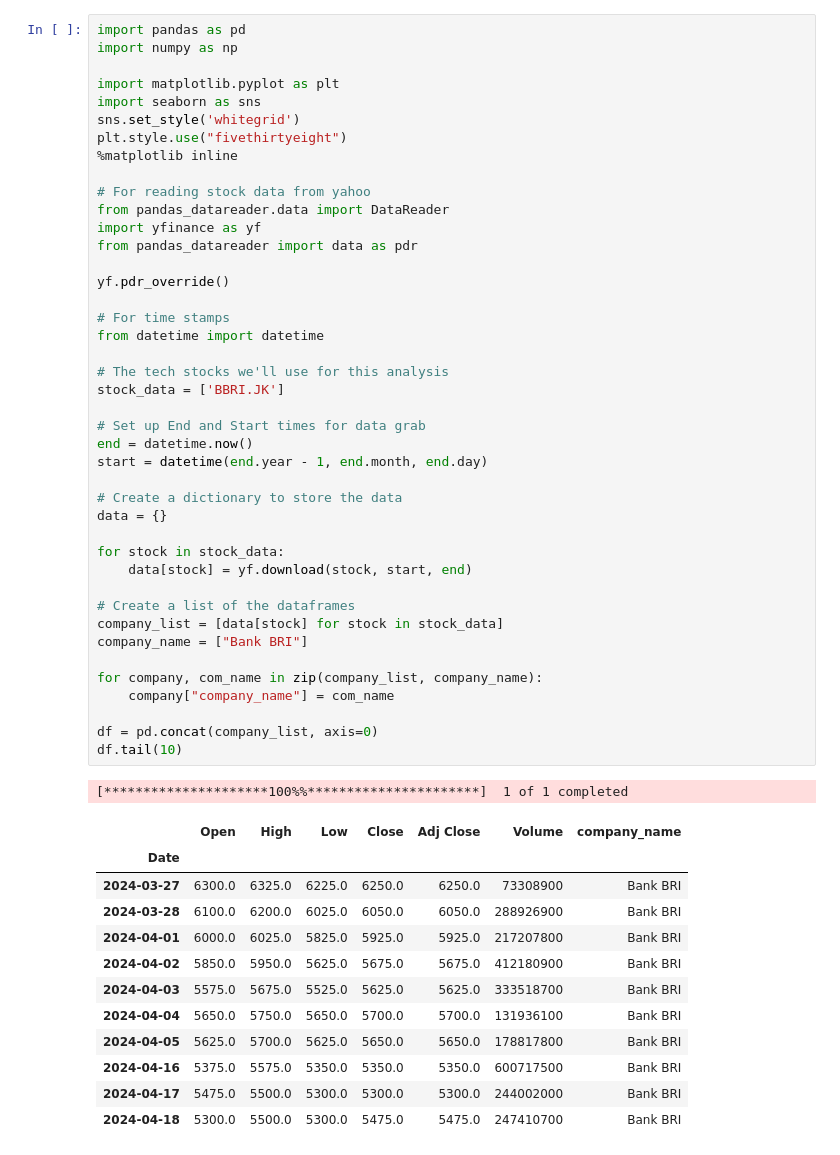
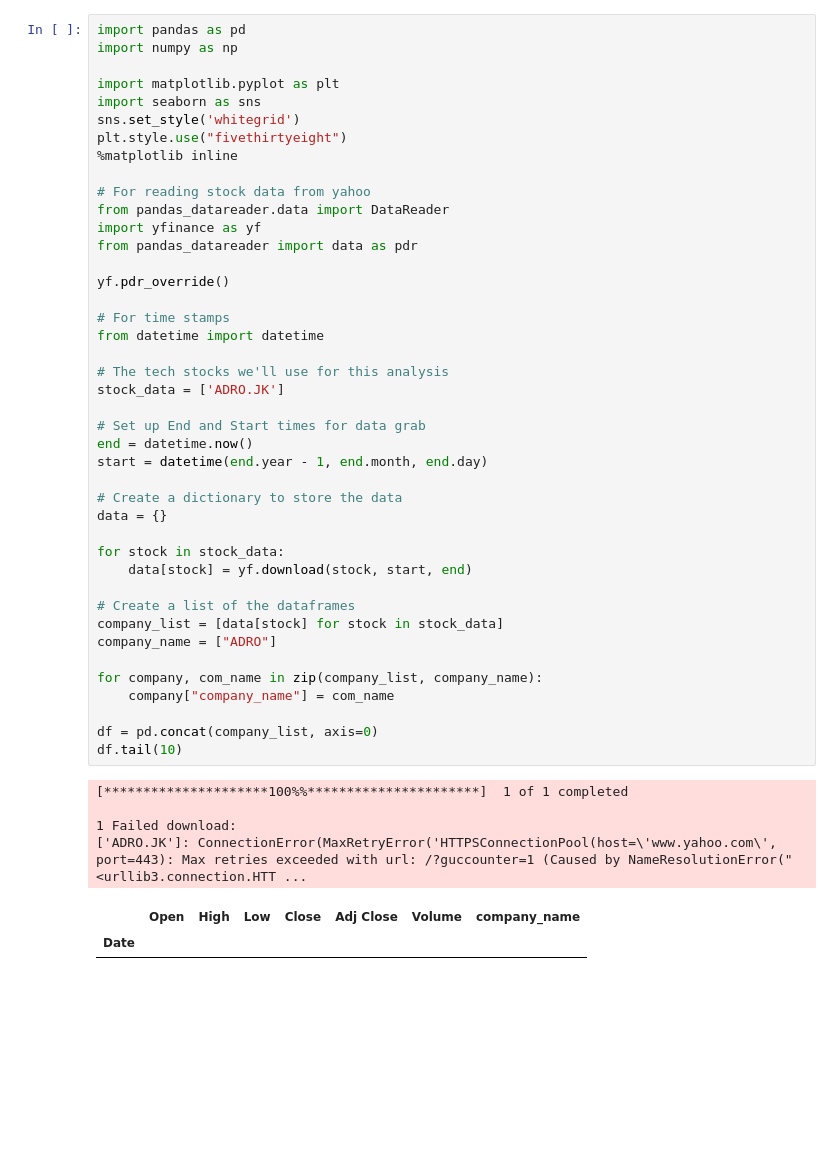
Before and after one commit to mahaputra971/prediksi-saham-lstm, a Jupyter notebook: lstmproject.ipynb, the cells around one changed output. Cells and saved outputs as stored; diff of their text form; blank space fills up the shorter version.

```diff
--- a/lstmproject.ipynb
+++ b/lstmproject.ipynb
@@ -15,45 +15,38 @@ from pandas_datareader import data as pdr
 
 yf.pdr_override()
 
 # For time stamps
 from datetime import datetime
 
 # The tech stocks we'll use for this analysis
-stock_data = ['BBRI.JK']
+stock_data = ['ADRO.JK']
 
 # Set up End and Start times for data grab
 end = datetime.now()
 start = datetime(end.year - 1, end.month, end.day)
 
 # Create a dictionary to store the data
 data = {}
 
 for stock in stock_data:
     data[stock] = yf.download(stock, start, end)
 
 # Create a list of the dataframes
 company_list = [data[stock] for stock in stock_data]
-company_name = ["Bank BRI"]
+company_name = ["ADRO"]
 
 for company, com_name in zip(company_list, company_name):
     company["company_name"] = com_name
 
 df = pd.concat(company_list, axis=0)
 df.tail(10)
 # %% [output]
 [*********************100%%**********************]  1 of 1 completed
+
+1 Failed download:
+['ADRO.JK']: ConnectionError(MaxRetryError('HTTPSConnectionPool(host=\'www.yahoo.com\', port=443): Max retries exceeded with url: /?guccounter=1 (Caused by NameResolutionError("<urllib3.connection.HTT ...
 |  | Open | High | Low | Close | Adj Close | Volume | company_name |
 | Date |  |  |  |  |  |  |  |
-| 2024-03-27 | 6300.0 | 6325.0 | 6225.0 | 6250.0 | 6250.0 | 73308900 | Bank BRI |
-| 2024-03-28 | 6100.0 | 6200.0 | 6025.0 | 6050.0 | 6050.0 | 288926900 | Bank BRI |
-| 2024-04-01 | 6000.0 | 6025.0 | 5825.0 | 5925.0 | 5925.0 | 217207800 | Bank BRI |
-| 2024-04-02 | 5850.0 | 5950.0 | 5625.0 | 5675.0 | 5675.0 | 412180900 | Bank BRI |
-| 2024-04-03 | 5575.0 | 5675.0 | 5525.0 | 5625.0 | 5625.0 | 333518700 | Bank BRI |
-| 2024-04-04 | 5650.0 | 5750.0 | 5650.0 | 5700.0 | 5700.0 | 131936100 | Bank BRI |
-| 2024-04-05 | 5625.0 | 5700.0 | 5625.0 | 5650.0 | 5650.0 | 178817800 | Bank BRI |
-| 2024-04-16 | 5375.0 | 5575.0 | 5350.0 | 5350.0 | 5350.0 | 600717500 | Bank BRI |
-| 2024-04-17 | 5475.0 | 5500.0 | 5300.0 | 5300.0 | 5300.0 | 244002000 | Bank BRI |
-| 2024-04-18 | 5300.0 | 5500.0 | 5300.0 | 5475.0 | 5475.0 | 247410700 | Bank BRI |
 # %%
 # Summary Stats
 df.describe()
```
Also changed, not shown: parts of 23 cells of this notebook, 29 other files.
